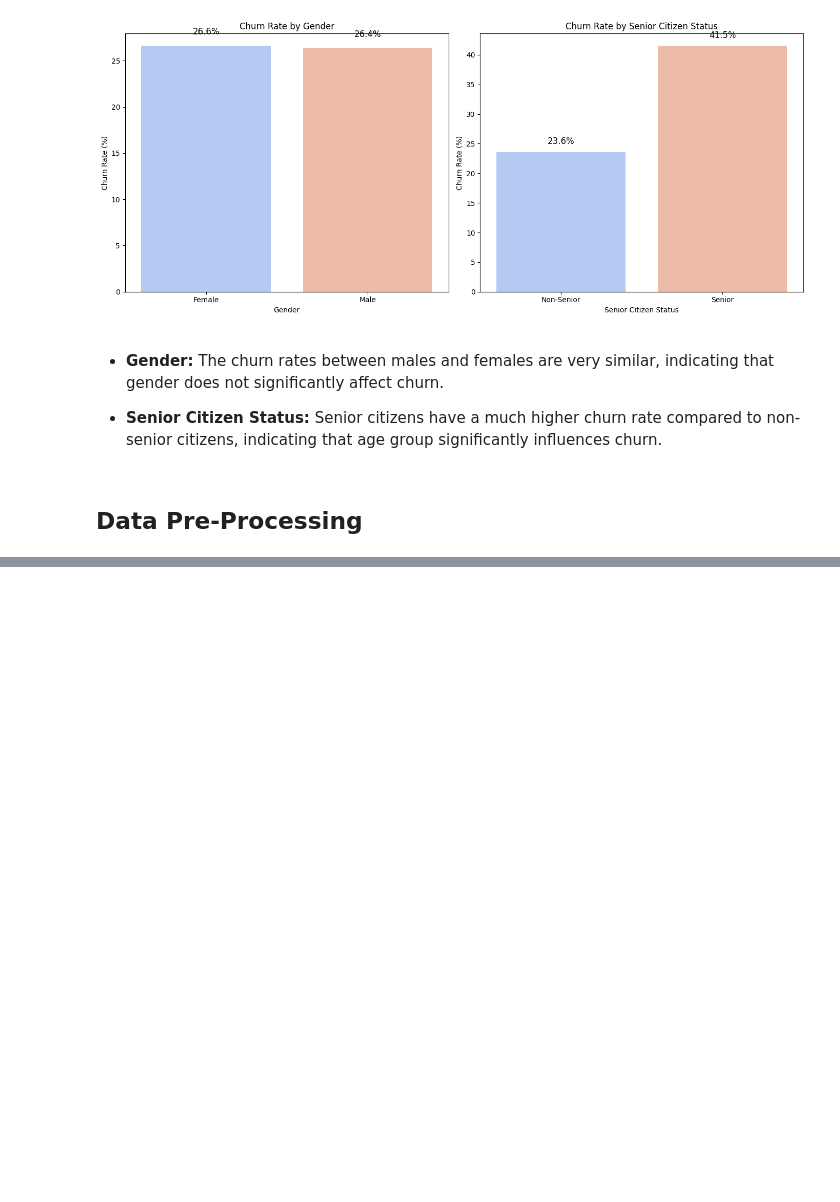
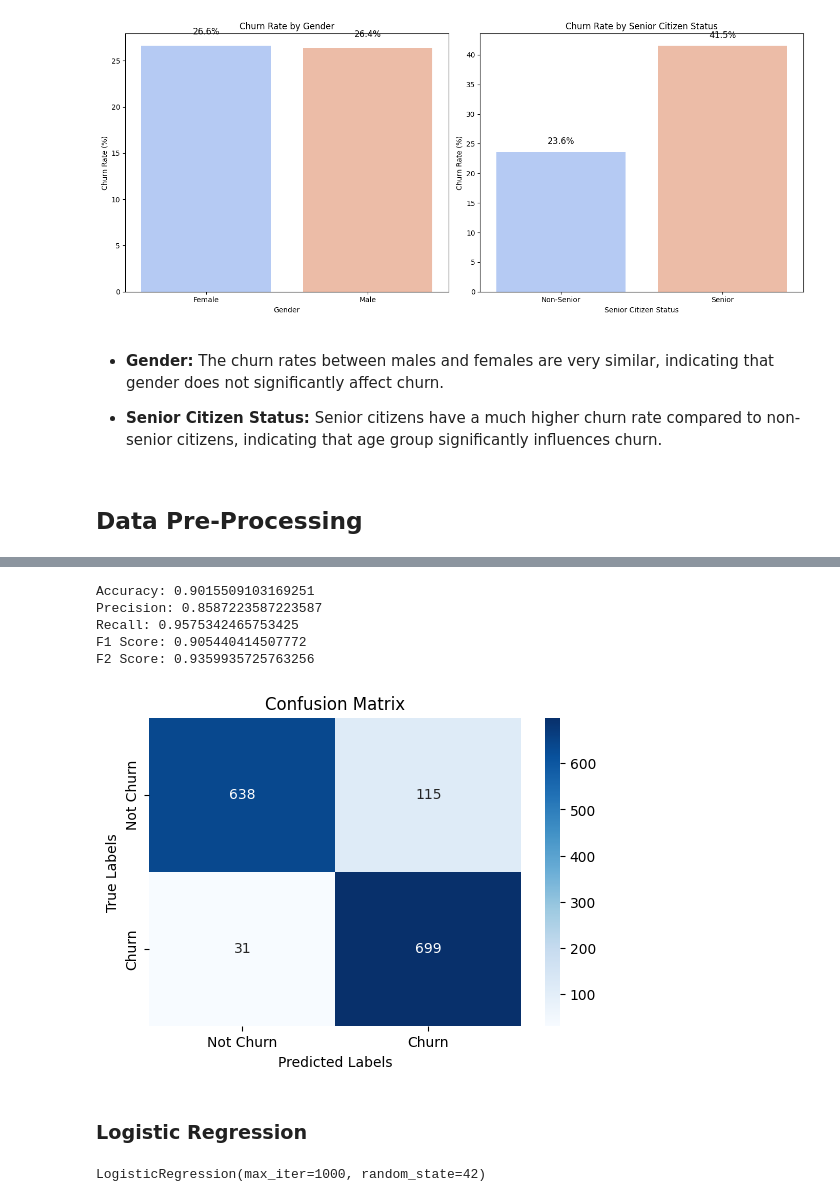
Before and after one commit to elishastanley/Churn-Prediction-Enhancing-Retention-with-Machine-Learning, a Jupyter notebook: Notebooks/main.ipynb, the cells around one changed output, grey strips where cells are left out. Drawn from its saved outputs; the diff is of its cells as text; code cells hidden in the pictures; blank space fills up the shorter version.

```diff
--- a/Notebooks/main.ipynb
+++ b/Notebooks/main.ipynb
@@ -605,12 +665,13 @@ plt.show()
 # %%
-from sklearn.preprocessing import LabelEncoder
+train_data = train_data.drop('customerID', axis=1)
+test_data = test_data.drop('customerID', axis=1)
 
-# Initialize LabelEncoder
+# Initializing LabelEncoder
 label_encoders = {col: LabelEncoder() for col in ['gender', 'Partner', 'Dependents', 'PhoneService',
                                                   'MultipleLines', 'InternetService', 'OnlineSecurity',
                                                   'OnlineBackup', 'DeviceProtection', 'TechSupport',
                                                   'StreamingTV', 'StreamingMovies', 'Contract',
-                                                  'PaperlessBilling', 'PaymentMethod', 'Churn']}
+                                                  'PaperlessBilling', 'PaymentMethod', 'Churn', 'tenure_group']}
 
 # Encoding train data
 for col, le in label_encoders.items():
@@ -649,0 +701,9 @@ ValueError: could not convert string to float: '7590-VHVEG'
+# %%
+X = train_data.drop(columns=['Churn'])
+y = train_data['Churn']
+# %%
+X_train, X_val, y_train, y_val = train_test_split(
+    X, y,
+    test_size=0.2,  # 20% validation set
+    random_state=42
+)
@@ -649,0 +717,37 @@ ValueError: could not convert string to float: '7590-VHVEG'
+# %%
+test_predictions_rf_clf = rf_clf.predict(X_val)
+
+accuracy = accuracy_score(y_val, test_predictions_rf_clf)
+precision = precision_score(y_val, test_predictions_rf_clf)
+recall = recall_score(y_val, test_predictions_rf_clf)
+f1 = f1_score(y_val, test_predictions_rf_clf)
+f2 = fbeta_score(y_val, test_predictions_rf_clf, beta=2)
+
+print("Accuracy:", accuracy)
+print("Precision:", precision)
+print("Recall:", recall)
+print("F1 Score:", f1)
+print("F2 Score:", f2)
+
+conf_matrix = confusion_matrix(y_val, test_predictions_rf_clf)
+plt.figure(figsize=(6, 4))
+sns.heatmap(conf_matrix, annot=True, fmt="d", cmap='Blues', xticklabels=[
+            'Not Churn', 'Churn'], yticklabels=['Not Churn', 'Churn'])
+plt.xlabel('Predicted Labels')
+plt.ylabel('True Labels')
+plt.title('Confusion Matrix')
+plt.show()
+# %% [output]
+Accuracy: 0.9015509103169251
+Precision: 0.8587223587223587
+Recall: 0.9575342465753425
+F1 Score: 0.905440414507772
+F2 Score: 0.9359935725763256
+[figure, added]
+# %% [markdown]
+### Logistic Regression
+# %%
+log_reg = LogisticRegression(max_iter=1000, random_state=42)
+log_reg.fit(X_train, y_train)
+# %% [output]
+LogisticRegression(max_iter=1000, random_state=42)
```
Also changed, not shown: parts of 32 cells of this notebook.
